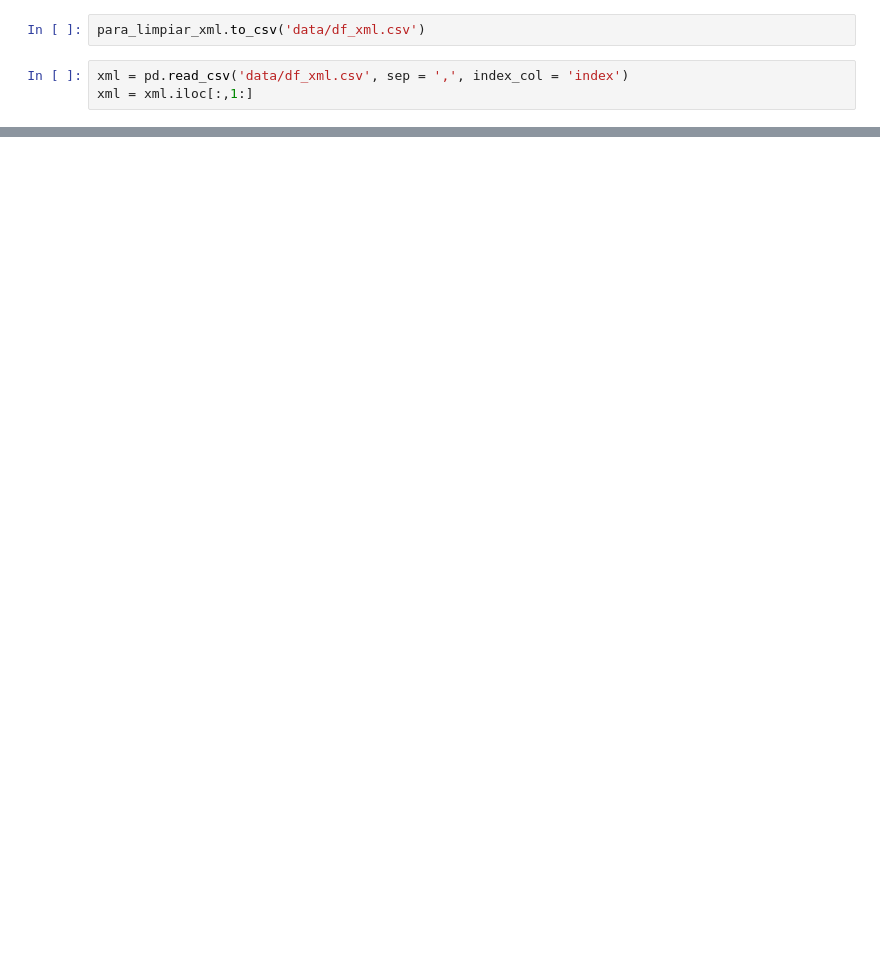
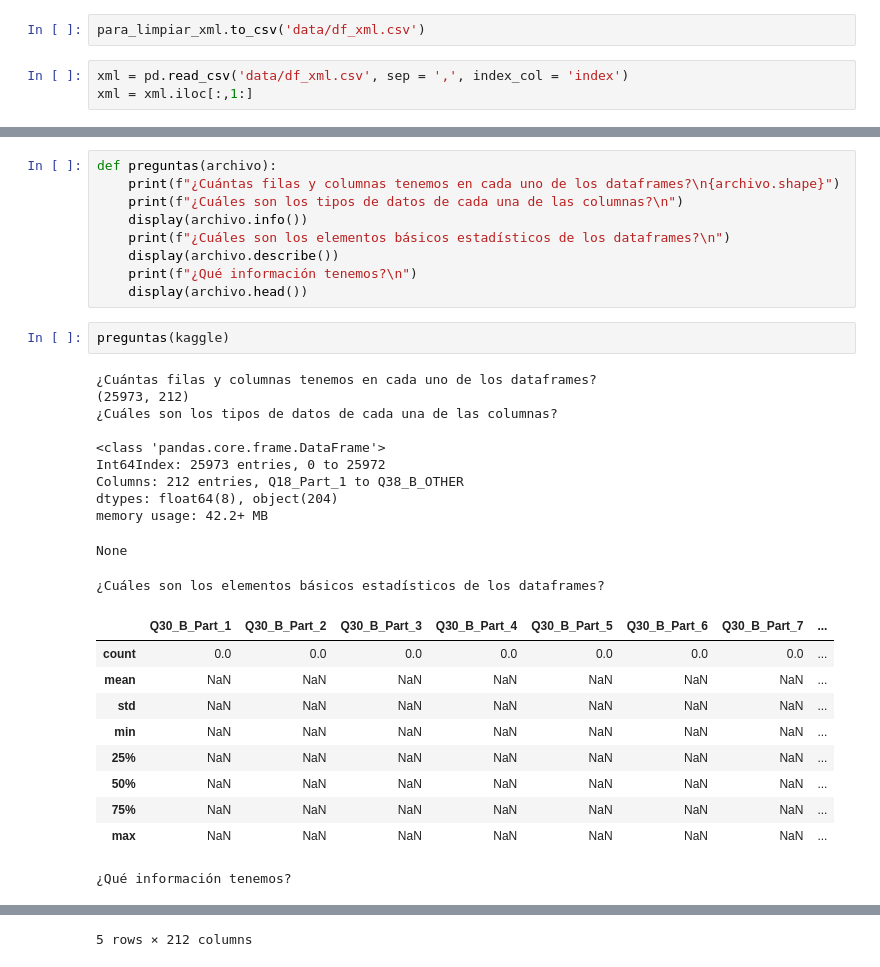
Before and after one commit to anane3373/promoE-modulo2-proyecto-equipo2-NataliaAnaIAnaGAnaS, a Jupyter notebook: exploracion_archivos.ipynb, the cells around one changed output, grey strips where cells are left out. Saved outputs shown, nothing was run; the diff lists cells and outputs as text; blank space fills up the shorter version.

Commit message:
finalizada lectura de todos los archivos

```diff
--- a/exploracion_archivos.ipynb
+++ b/exploracion_archivos.ipynb
@@ -156,0 +112,33 @@ xml
+# %%
+def preguntas(archivo):
+    print(f"¿Cuántas filas y columnas tenemos en cada uno de los dataframes?\n{archivo.shape}")
+    print(f"¿Cuáles son los tipos de datos de cada una de las columnas?\n")
+    display(archivo.info())
+    print(f"¿Cuáles son los elementos básicos estadísticos de los dataframes?\n")
+    display(archivo.describe())
+    print(f"¿Qué información tenemos?\n")
+    display(archivo.head())
+# %%
+preguntas(kaggle)
+# %% [output]
+¿Cuántas filas y columnas tenemos en cada uno de los dataframes?
+(25973, 212)
+¿Cuáles son los tipos de datos de cada una de las columnas?
+
+<class 'pandas.core.frame.DataFrame'>
+Int64Index: 25973 entries, 0 to 25972
+Columns: 212 entries, Q18_Part_1 to Q38_B_OTHER
+dtypes: float64(8), object(204)
+memory usage: 42.2+ MB
+None
+¿Cuáles son los elementos básicos estadísticos de los dataframes?
+|  | Q30_B_Part_1 | Q30_B_Part_2 | Q30_B_Part_3 | Q30_B_Part_4 | Q30_B_Part_5 | Q30_B_Part_6 | Q30_B_Part_7 | ... |
+| count | 0.0 | 0.0 | 0.0 | 0.0 | 0.0 | 0.0 | 0.0 | ... |
+| mean | NaN | NaN | NaN | NaN | NaN | NaN | NaN | ... |
+| std | NaN | NaN | NaN | NaN | NaN | NaN | NaN | ... |
+| min | NaN | NaN | NaN | NaN | NaN | NaN | NaN | ... |
+| 25% | NaN | NaN | NaN | NaN | NaN | NaN | NaN | ... |
+| 50% | NaN | NaN | NaN | NaN | NaN | NaN | NaN | ... |
+| 75% | NaN | NaN | NaN | NaN | NaN | NaN | NaN | ... |
+| max | NaN | NaN | NaN | NaN | NaN | NaN | NaN | ... |
+¿Qué información tenemos?
@@ -156,0 +152 @@ xml
+5 rows × 212 columns
```
Also changed, not shown: parts of 18 cells of this notebook, 1 other file.
